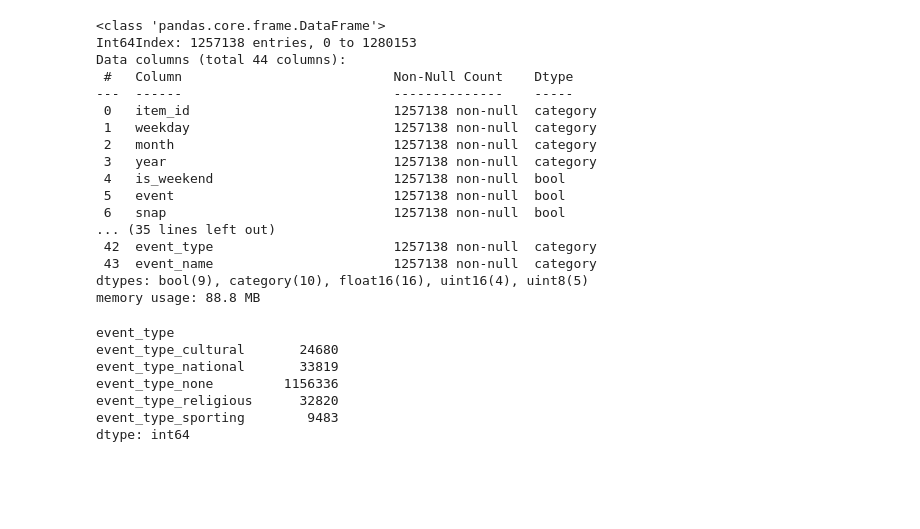
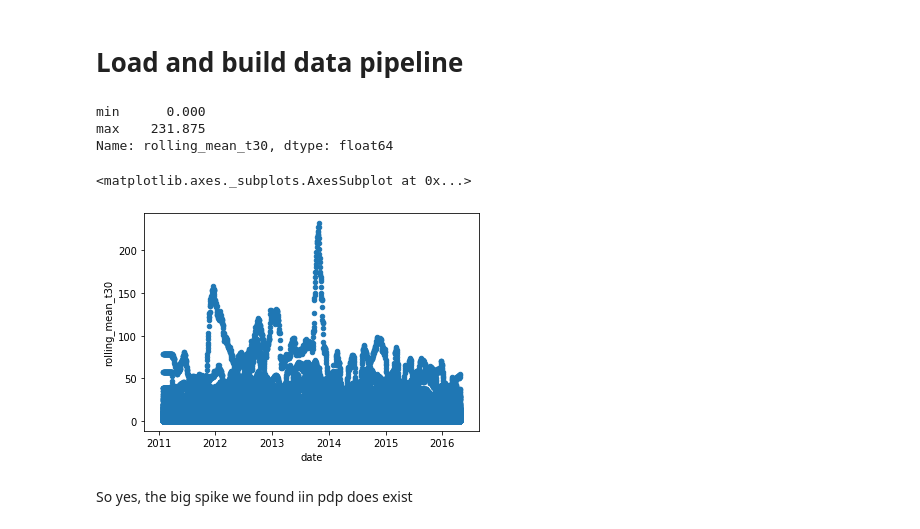
Before and after one commit to yleneb/M5-forecasting, a Jupyter notebook: notebooks/Training on a sample/Using Sklearn.ipynb, the cells around one changed output. Drawn from its saved outputs; the diff is of its cells as text; code cells hidden in the pictures; blank space fills up the shorter version.

```diff
--- a/notebooks/Training on a sample/Using Sklearn.ipynb
+++ b/notebooks/Training on a sample/Using Sklearn.ipynb
@@ -15,6 +40,8 @@ DAYS_PRED = 28
 # endure this project is in the path
 sys.path.insert(0, ROOT.absolute().as_posix())
 from src.data.process_data import reduce_memory_usage
+# %% [markdown]
+# Load and build data pipeline
 # %%
 # we will work with just one department in one store
 df = \
@@ -23,7 +50,10 @@ df = \
  .pipe(reduce_memory_usage)
  .astype({c:'category' for c in ['wday','month','year']})
  .drop(columns=['id','dept_id','cat_id','store_id',
-                'state_id','date','wday','d']))
+                'state_id','wday']))
+
+# will use this column for cross validation
+df['d'] = df['d'].str.split('_').str[1].astype(np.uint16)
 
 # get rid of categories from aother parts of the dataset
 for col, dtype in zip(df.columns, df.dtypes):
@@ -73,38 +103,23 @@ df = \
 # separate out a test set
 train = df[df.part=='train'].drop(columns=['part'])
 train_labels = train.pop('demand')
+train_dates = train[['d','date']].copy().reset_index(drop=True)
 
 test = df[df.part=='validation'].drop(columns=['part'])
 test_labels = test.pop('demand')
+test_dates = test[['d','date']].copy().reset_index(drop=True)
 del df, event_name, event_type
+
+train['rolling_mean_t30'].agg(['min','max'])
+# %% [output]
+min      0.000
+max    231.875
+Name: rolling_mean_t30, dtype: float64
-# %%
-train.info()
-# %% [output]
-<class 'pandas.core.frame.DataFrame'>
-Int64Index: 1257138 entries, 0 to 1280153
-Data columns (total 44 columns):
- #   Column                           Non-Null Count    Dtype
----  ------                           --------------    -----
- 0   item_id                          1257138 non-null  category
- 1   weekday                          1257138 non-null  category
- 2   month                            1257138 non-null  category
- 3   year                             1257138 non-null  category
- 4   is_weekend                       1257138 non-null  bool
- 5   event                            1257138 non-null  bool
- 6   snap                             1257138 non-null  bool
-... (35 lines left out)
- 42  event_type                       1257138 non-null  category
- 43  event_name                       1257138 non-null  category
-dtypes: bool(9), category(10), float16(16), uint16(4), uint8(5)
-memory usage: 88.8 MB
-# %%
-train.groupby('event_type').size()
-# %% [output]
-event_type
-event_type_cultural       24680
-event_type_national       33819
-event_type_none         1156336
-event_type_religious      32820
-event_type_sporting        9483
-dtype: int64
+# %%
+train[['date','rolling_mean_t30']].plot(kind='scatter', x='date', y='rolling_mean_t30')
+# %% [output]
+<matplotlib.axes._subplots.AxesSubplot at 0x...>
+[figure, added]
+# %% [markdown]
+So yes, the big spike we found iin pdp does exist
 # %%
```
Also changed, not shown: parts of 76 cells of this notebook, 2 other files.
